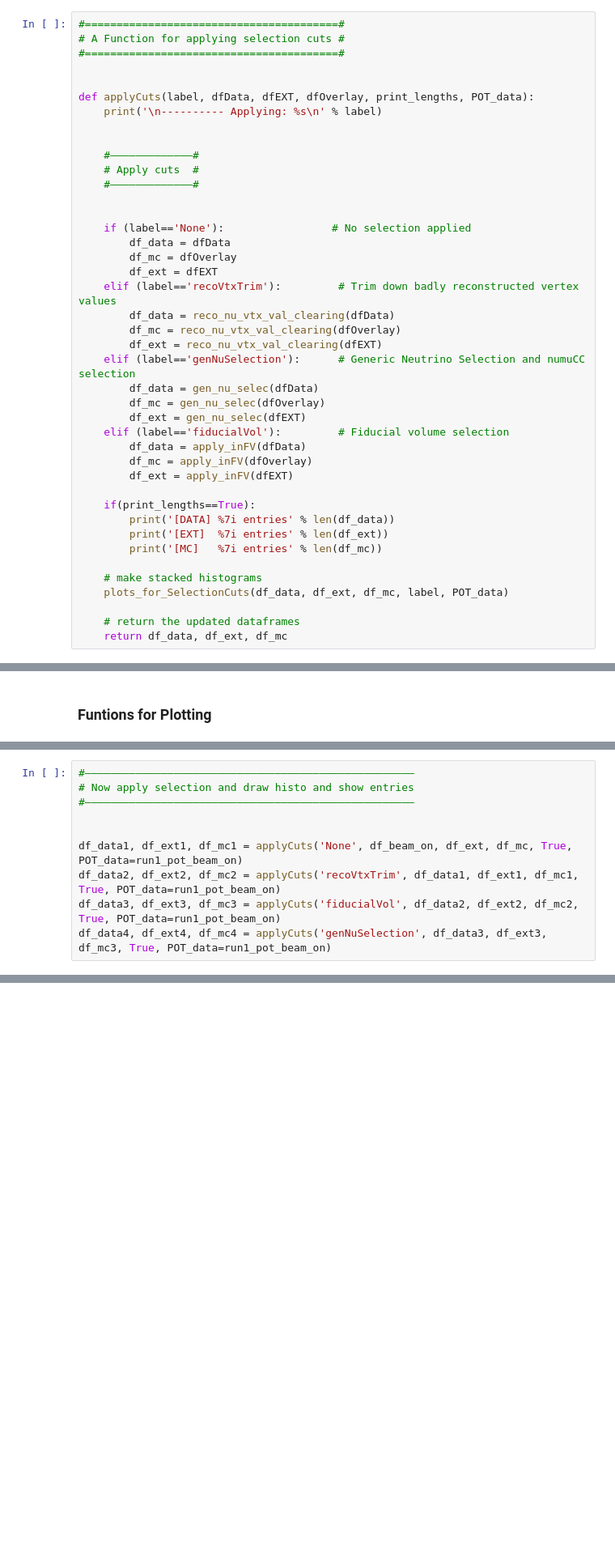
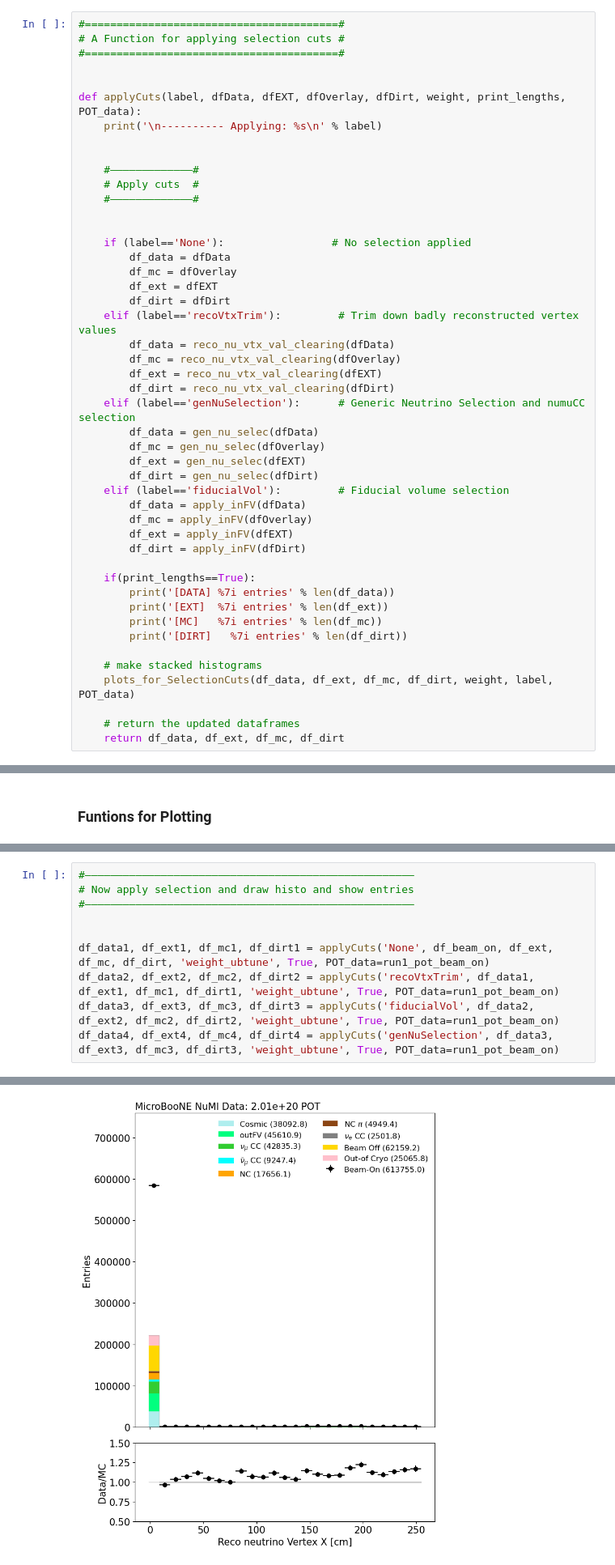
Before and after one commit to wly-wang/nu_mu_xsec, a Jupyter notebook: Untitled.ipynb, the cells around one changed output, grey strips where cells are left out. Shown at 81% size. Cells and saved outputs as stored; diff of their text form; blank space fills up the shorter version.

Commit message:
finalized plotting function and applied selections

```diff
--- a/Untitled.ipynb
+++ b/Untitled.ipynb
@@ -348,7 +348,7 @@ def apply_notFC(df):
 #========================================#
 
 
-def applyCuts(label, dfData, dfEXT, dfOverlay, print_lengths, POT_data):
+def applyCuts(label, dfData, dfEXT, dfOverlay, dfDirt, weight, print_lengths, POT_data):
     print('\n---------- Applying: %s\n' % label)
 
 
@@ -361,29 +361,34 @@ def applyCuts(label, dfData, dfEXT, dfOverlay, print_lengths, POT_data):
         df_data = dfData
         df_mc = dfOverlay
         df_ext = dfEXT
+        df_dirt = dfDirt
     elif (label=='recoVtxTrim'):         # Trim down badly reconstructed vertex values
         df_data = reco_nu_vtx_val_clearing(dfData)
         df_mc = reco_nu_vtx_val_clearing(dfOverlay)
         df_ext = reco_nu_vtx_val_clearing(dfEXT)
+        df_dirt = reco_nu_vtx_val_clearing(dfDirt)
     elif (label=='genNuSelection'):      # Generic Neutrino Selection and numuCC selection
         df_data = gen_nu_selec(dfData)
         df_mc = gen_nu_selec(dfOverlay)
         df_ext = gen_nu_selec(dfEXT)
+        df_dirt = gen_nu_selec(dfDirt)
     elif (label=='fiducialVol'):         # Fiducial volume selection
         df_data = apply_inFV(dfData)
         df_mc = apply_inFV(dfOverlay)
         df_ext = apply_inFV(dfEXT)
+        df_dirt = apply_inFV(dfDirt)
 
     if(print_lengths==True):
         print('[DATA] %7i entries' % len(df_data))
         print('[EXT]  %7i entries' % len(df_ext))
         print('[MC]   %7i entries' % len(df_mc))
+        print('[DIRT]   %7i entries' % len(df_dirt))
 
     # make stacked histograms
-    plots_for_SelectionCuts(df_data, df_ext, df_mc, label, POT_data)
+    plots_for_SelectionCuts(df_data, df_ext, df_mc, df_dirt, weight, label, POT_data)
 
     # return the updated dataframes
-    return df_data, df_ext, df_mc
+    return df_data, df_ext, df_mc, df_dirt
 # %% [markdown]
 ### MC Topology Classification Functions
 # %%
@@ -864,7 +900,8 @@ if lock3==True:
 #————————————————————————————————————————————————————
 
 
-df_data1, df_ext1, df_mc1 = applyCuts('None', df_beam_on, df_ext, df_mc, True, POT_data=run1_pot_beam_on)
-df_data2, df_ext2, df_mc2 = applyCuts('recoVtxTrim', df_data1, df_ext1, df_mc1, True, POT_data=run1_pot_beam_on)
-df_data3, df_ext3, df_mc3 = applyCuts('fiducialVol', df_data2, df_ext2, df_mc2, True, POT_data=run1_pot_beam_on)
-df_data4, df_ext4, df_mc4 = applyCuts('genNuSelection', df_data3, df_ext3, df_mc3, True, POT_data=run1_pot_beam_on)
+df_data1, df_ext1, df_mc1, df_dirt1 = applyCuts('None', df_beam_on, df_ext, df_mc, df_dirt, 'weight_ubtune', True, POT_data=run1_pot_beam_on)
+df_data2, df_ext2, df_mc2, df_dirt2 = applyCuts('recoVtxTrim', df_data1, df_ext1, df_mc1, df_dirt1, 'weight_ubtune', True, POT_data=run1_pot_beam_on)
+df_data3, df_ext3, df_mc3, df_dirt3 = applyCuts('fiducialVol', df_data2, df_ext2, df_mc2, df_dirt2, 'weight_ubtune', True, POT_data=run1_pot_beam_on)
+df_data4, df_ext4, df_mc4, df_dirt4 = applyCuts('genNuSelection', df_data3, df_ext3, df_mc3, df_dirt3, 'weight_ubtune', True, POT_data=run1_pot_beam_on)
+# %% [output]
@@ -870,0 +925 @@ df_data4, df_ext4, df_mc4 = applyCuts('genNuSelection', df_data3, df_ext3, df_mc
+[figure, added]
```
Also changed, not shown: parts of 5 cells of this notebook.
